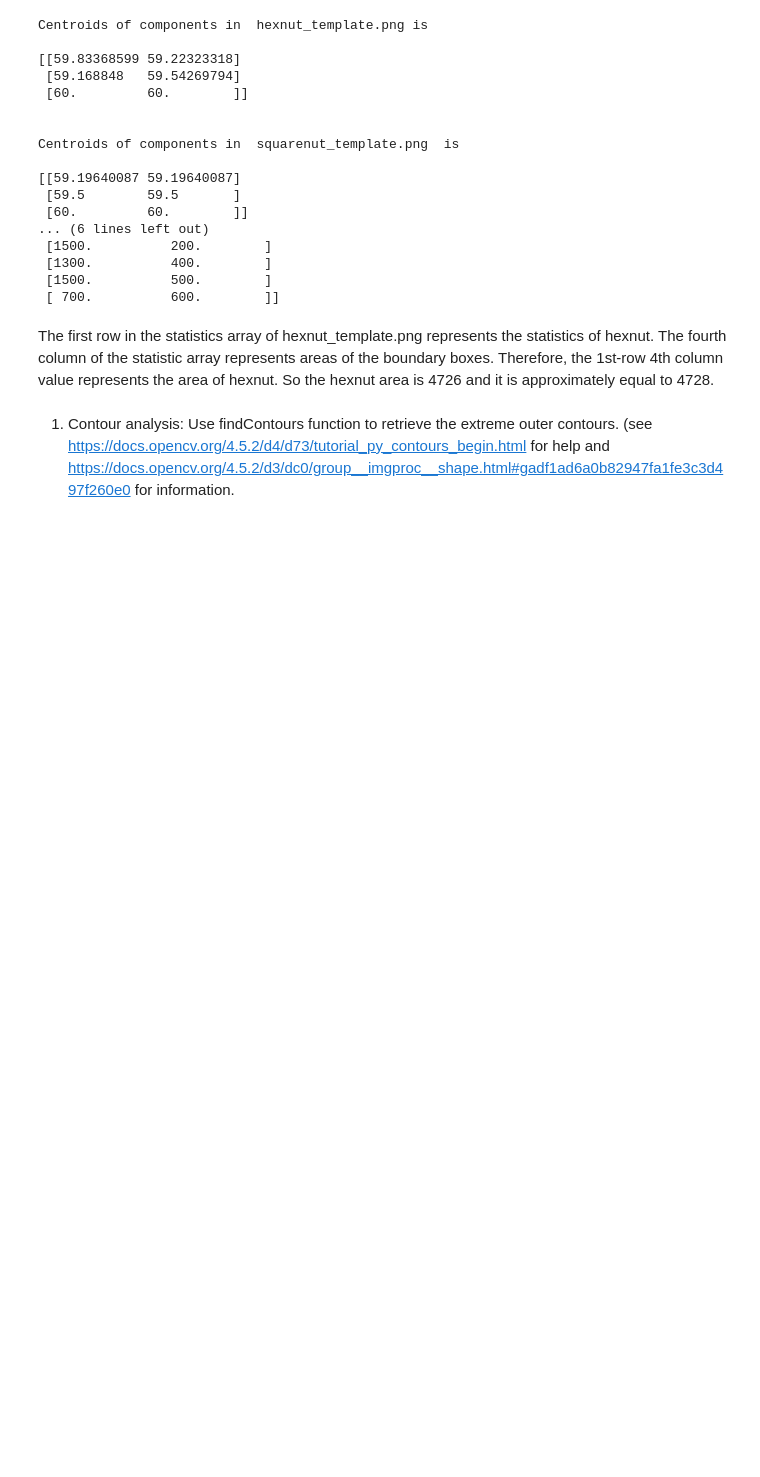
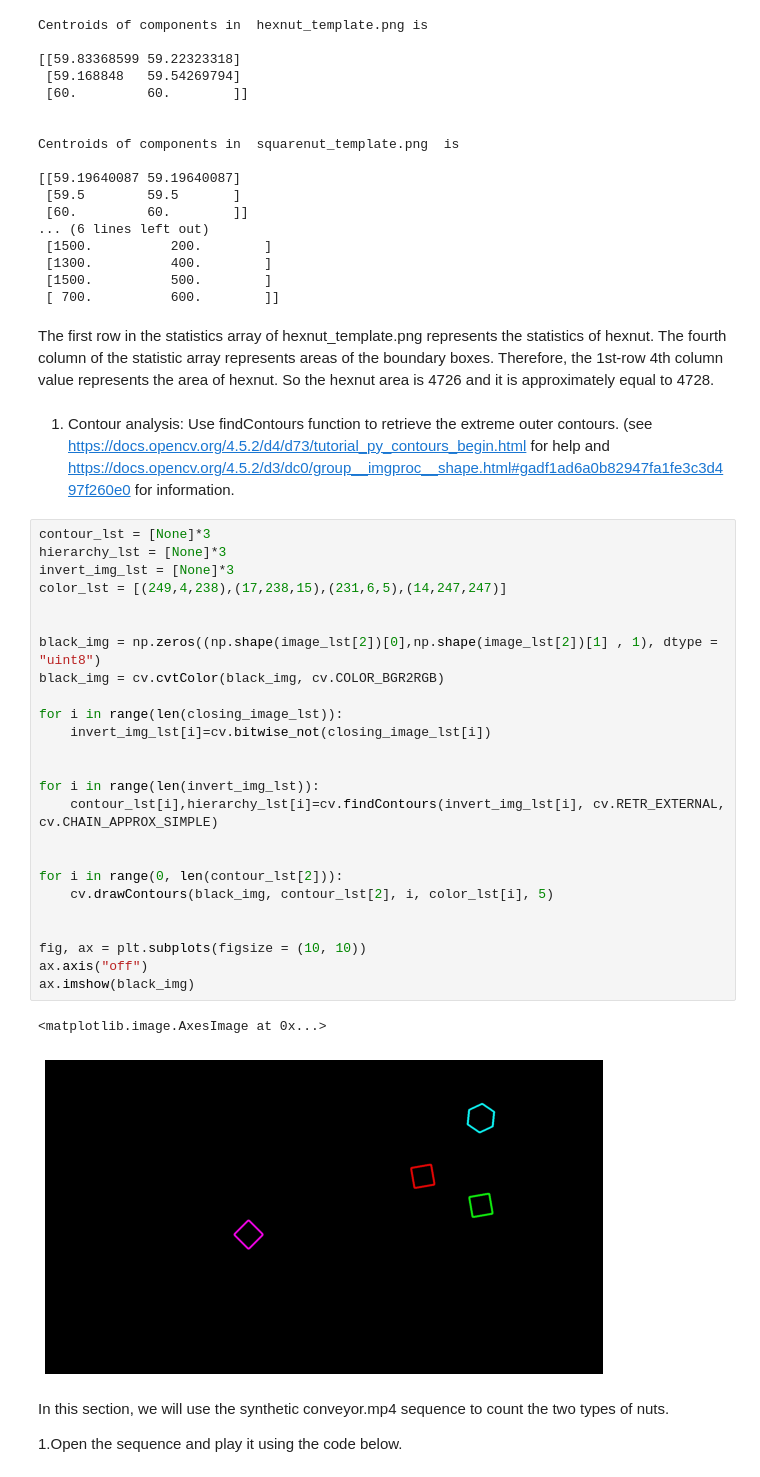
Before and after one commit to Kithdara/Assignments, a Jupyter notebook: Assignment_3.ipynb, the cells around one changed output. Saved outputs shown, nothing was run; the diff lists cells and outputs as text; blank space fills up the shorter version.

```diff
--- a/Assignment_3.ipynb
+++ b/Assignment_3.ipynb
@@ -140,3 +140,35 @@ Centroids of components in  squarenut_template.png  is
 The first row in the statistics array of  hexnut_template.png represents the statistics of hexnut. The fourth column of the statistic array represents areas of the boundary boxes. Therefore, the 1st-row 4th column value represents the area of hexnut. So the hexnut area is 4726 and it is approximately equal to 4728.
 # %% [markdown]
 1. Contour analysis: Use findContours function to retrieve the extreme outer contours. (see https://docs.opencv.org/4.5.2/d4/d73/tutorial_py_contours_begin.html for help and https://docs.opencv.org/4.5.2/d3/dc0/group__imgproc__shape.html#gadf1ad6a0b82947fa1fe3c3d497f260e0 for information.
+# %%
+contour_lst = [None]*3
+hierarchy_lst = [None]*3
+invert_img_lst = [None]*3
+color_lst = [(249,4,238),(17,238,15),(231,6,5),(14,247,247)]
+
+
+black_img = np.zeros((np.shape(image_lst[2])[0],np.shape(image_lst[2])[1] , 1), dtype = "uint8")
+black_img = cv.cvtColor(black_img, cv.COLOR_BGR2RGB)
+
+for i in range(len(closing_image_lst)):
+    invert_img_lst[i]=cv.bitwise_not(closing_image_lst[i])
+
+
+for i in range(len(invert_img_lst)):
+    contour_lst[i],hierarchy_lst[i]=cv.findContours(invert_img_lst[i], cv.RETR_EXTERNAL, cv.CHAIN_APPROX_SIMPLE)
+
+
+for i in range(0, len(contour_lst[2])):
+    cv.drawContours(black_img, contour_lst[2], i, color_lst[i], 5)
+
+
+fig, ax = plt.subplots(figsize = (10, 10))
+ax.axis("off")
+ax.imshow(black_img)
+# %% [output]
+<matplotlib.image.AxesImage at 0x...>
+[figure, added]
+# %% [markdown]
+In this section, we will use the synthetic conveyor.mp4 sequence to count the two types of nuts.
+
+1.Open the sequence and play it using the code below.
```
Also changed, not shown: parts of 2 cells of this notebook.
